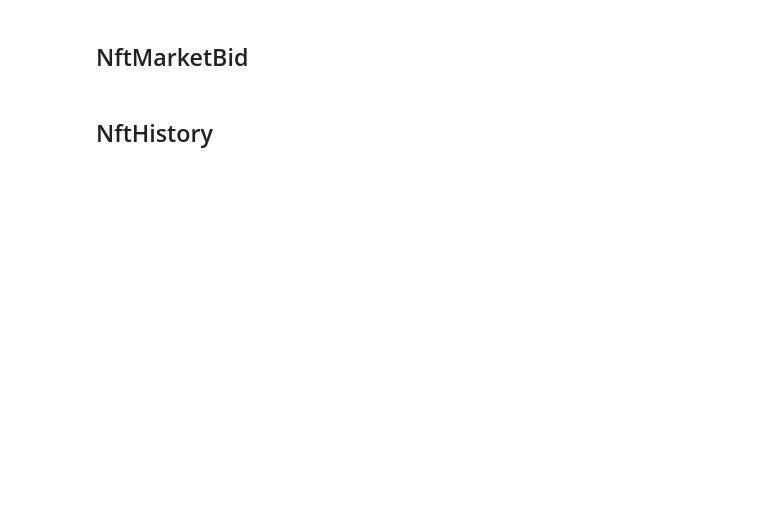
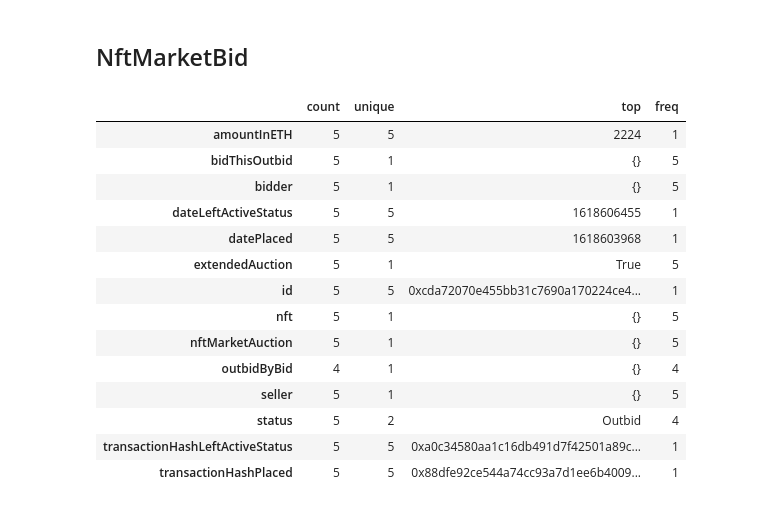
Before and after one commit to andrewyewcy/capstone-2, a Jupyter notebook: Capstone 2 Data Wrangling.ipynb, the cells around one changed output. Saved outputs shown, nothing was run; the diff lists cells and outputs as text; code cells hidden in the pictures; blank space fills up the shorter version.

```diff
--- a/Capstone 2 Data Wrangling.ipynb
+++ b/Capstone 2 Data Wrangling.ipynb
@@ -385,35 +468,49 @@ query  = """
     status
     dateLeftActiveStatus
     transactionHashLeftActiveStatus
     seller
     extendedAuction
     outbidByBid
     bidThisOutbid
     }
 }
 """
 
 url = 'https://api.thegraph.com/subgraphs/name/f8n/fnd'
 r = requests.post(url, json={'query': query})
 #print(r.status_code)
 #print(r.text)
 
 # convert json into list
 json_data = json.loads(r.text)
 extracted_data = json_data['data'][list(json_data['data'].keys())[0]]
 
 #create a empty dataframe to store the extracted data
 # ref to https://www.kite.com/python/answers/how-to-create-an-empty-dataframe-with-column-names-in-python
 df_column_names = list(extracted_data[0].keys())
 wrangled_df = pd.DataFrame(columns = df_column_names)
 #print(wrangled_df.head())
 
 # store each entry from the extracted data into the empty data frame
 for i in range(len(extracted_data)):
     wrangled_df = wrangled_df.append(extracted_data[i], ignore_index = True)
 
-profile_report = wrangled_df.profile_report(explorative=True, html={'style': {'full_width': True}})
-profile_report.to_widgets()
-wrangled_df.head()
+#profile_report = ProfileReport(wrangled_df, minimal = True)
+#profile_report.to_notebook_iframe()
+wrangled_df.describe().T
+# %% [output]
+|  | count | unique | top | freq |
+| amountInETH | 5 | 5 | 2224 | 1 |
+| bidThisOutbid | 5 | 1 | {} | 5 |
+| bidder | 5 | 1 | {} | 5 |
+| dateLeftActiveStatus | 5 | 5 | 1618606455 | 1 |
+| datePlaced | 5 | 5 | 1618603968 | 1 |
+| extendedAuction | 5 | 1 | True | 5 |
+| id | 5 | 5 | 0xcda72070e455bb31c7690a170224ce4... | 1 |
+| nft | 5 | 1 | {} | 5 |
+| nftMarketAuction | 5 | 1 | {} | 5 |
+| outbidByBid | 4 | 1 | {} | 4 |
+| seller | 5 | 1 | {} | 5 |
+| status | 5 | 2 | Outbid | 4 |
+| transactionHashLeftActiveStatus | 5 | 5 | 0xa0c34580aa1c16db491d7f42501a89c... | 1 |
+| transactionHashPlaced | 5 | 5 | 0x88dfe92ce544a74cc93a7d1ee6b4009... | 1 |
-# %% [markdown]
-## NftHistory
```
Also changed, not shown: parts of 10 cells of this notebook.
